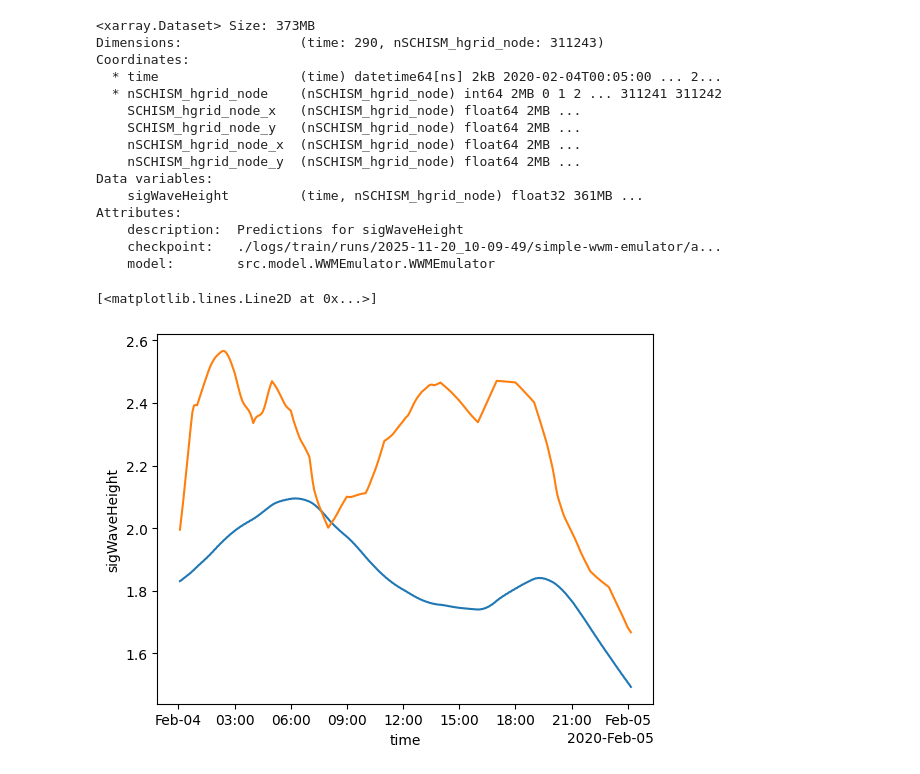
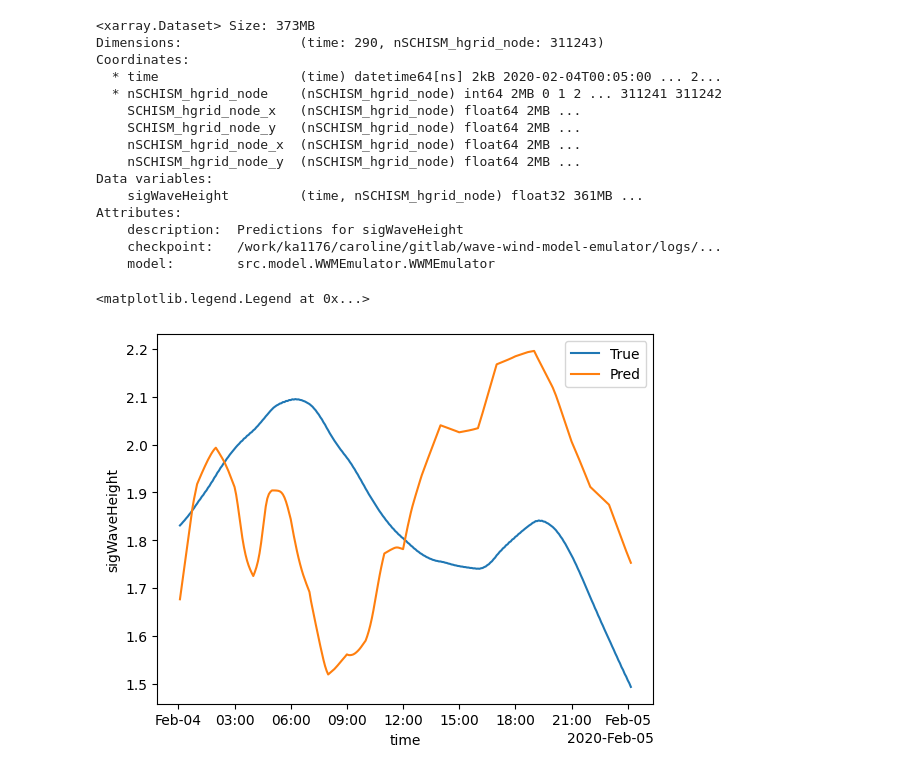
Before and after one commit to crlna16/windwavenet, a Jupyter notebook: notebooks/Evaluation.ipynb, the cells around one changed output. Drawn from its saved outputs; the diff is of its cells as text; code cells hidden in the pictures.

```diff
--- a/notebooks/Evaluation.ipynb
+++ b/notebooks/Evaluation.ipynb
@@ -4,7 +4,8 @@ from matplotlib import pyplot as plt
 # %%
 ds_true = xr.open_mfdataset(["/work/ka1176/shared_data/2025-wwm-emulator-schism/combined/out2d_35.nc", "/work/ka1176/shared_data/2025-wwm-emulator-schism/combined/out2d_36.nc"])
 # %%
-ds_pred = xr.open_dataset("/work/ka1176/caroline/gitlab/wave-wind-model-emulator/logs/predict/runs/2025-11-20_13-31-08/predictions.nc")
+#ds_pred = xr.open_dataset("/work/ka1176/caroline/gitlab/wave-wind-model-emulator/logs/predict/runs/2025-11-25_15-34-17/predictions.nc")
+ds_pred = xr.open_dataset("/work/ka1176/caroline/gitlab/wave-wind-model-emulator/logs/predict/runs/2025-11-25_16-24-30/predictions.nc")
 # %%
 ds_pred
 # %% [output]
@@ -21,12 +22,13 @@ Data variables:
     sigWaveHeight         (time, nSCHISM_hgrid_node) float32 361MB ...
 Attributes:
     description:  Predictions for sigWaveHeight
-    checkpoint:   ./logs/train/runs/2025-11-20_10-09-49/simple-wwm-emulator/a...
+    checkpoint:   /work/ka1176/caroline/gitlab/wave-wind-model-emulator/logs/...
     model:        src.model.WWMEmulator.WWMEmulator
 # %%
-ds_true["sigWaveHeight"].mean(dim="nSCHISM_hgrid_node").plot()
-ds_pred["sigWaveHeight"].mean(dim="nSCHISM_hgrid_node").plot()
+ds_true["sigWaveHeight"].mean(dim="nSCHISM_hgrid_node").plot(label="True")
+ds_pred["sigWaveHeight"].mean(dim="nSCHISM_hgrid_node").plot(label="Pred")
+plt.legend()
 # %% [output]
-[<matplotlib.lines.Line2D at 0x...>]
+<matplotlib.legend.Legend at 0x...>
-[figure, old version]
+[figure, new version]
 # %%
```
Also changed, not shown: parts of 8 cells of this notebook, 3 other files.
